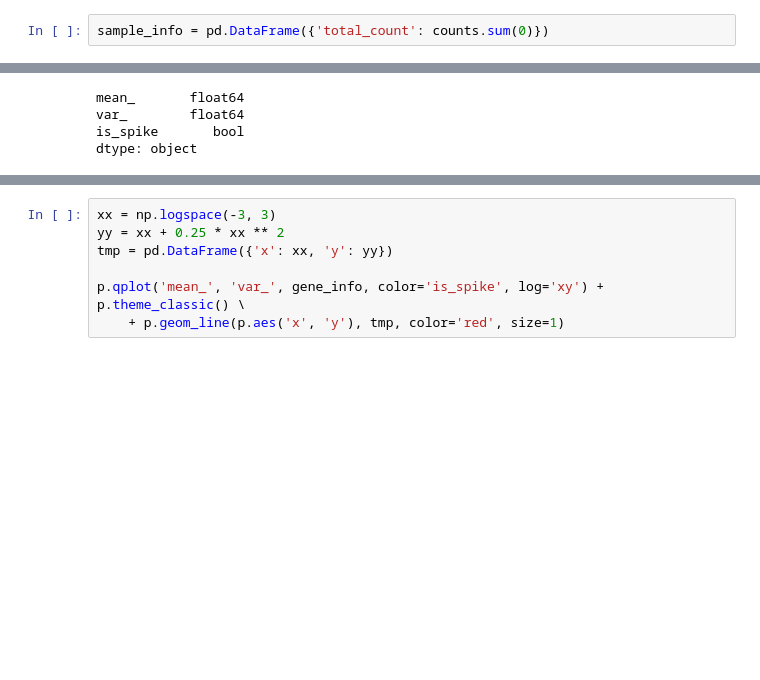
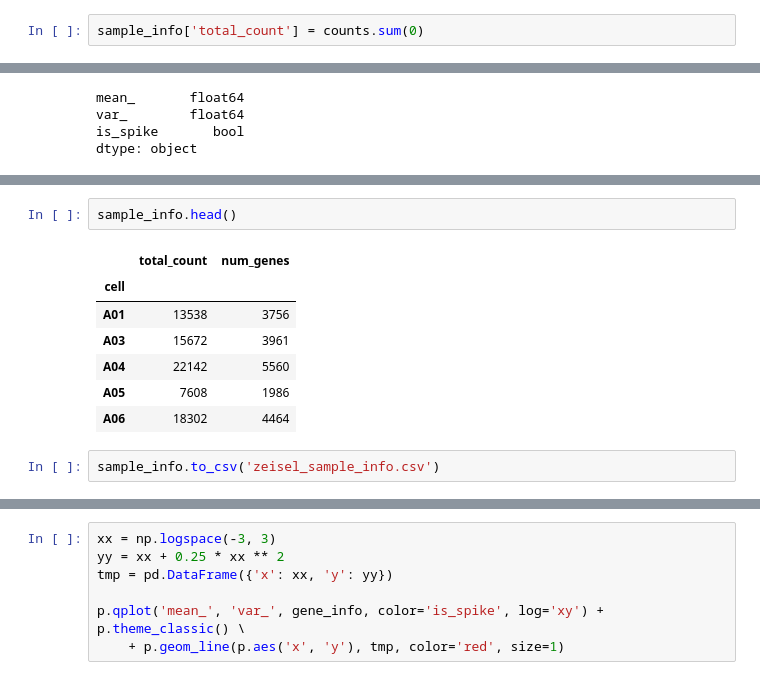
Before and after one commit to Teichlab/RCA, a Jupyter notebook: mini-batch-sgd/Look at Zeisel data.ipynb, the cells around one changed output, grey strips where cells are left out. Drawn from its saved outputs; the diff is of its cells as text; blank space fills up the shorter version.

```diff
--- a/mini-batch-sgd/Look at Zeisel data.ipynb
+++ b/mini-batch-sgd/Look at Zeisel data.ipynb
@@ -14,5 +19,5 @@ counts = pd.DataFrame.from_records(mat.toarray())
 # %%
-sample_info = pd.DataFrame({'total_count': counts.sum(0)})
+sample_info['total_count'] = counts.sum(0)
 # %%
 sample_info['num_genes'] = (counts > 0).sum(0)
 # %%
@@ -38,0 +90,12 @@ dtype: object
+# %%
+sample_info.head()
+# %% [output]
+|  | total_count | num_genes |
+| cell |  |  |
+| A01 | 13538 | 3756 |
+| A03 | 15672 | 3961 |
+| A04 | 22142 | 5560 |
+| A05 | 7608 | 1986 |
+| A06 | 18302 | 4464 |
+# %%
+sample_info.to_csv('zeisel_sample_info.csv')
```
Also changed, not shown: parts of 17 cells of this notebook, 3 other files.
